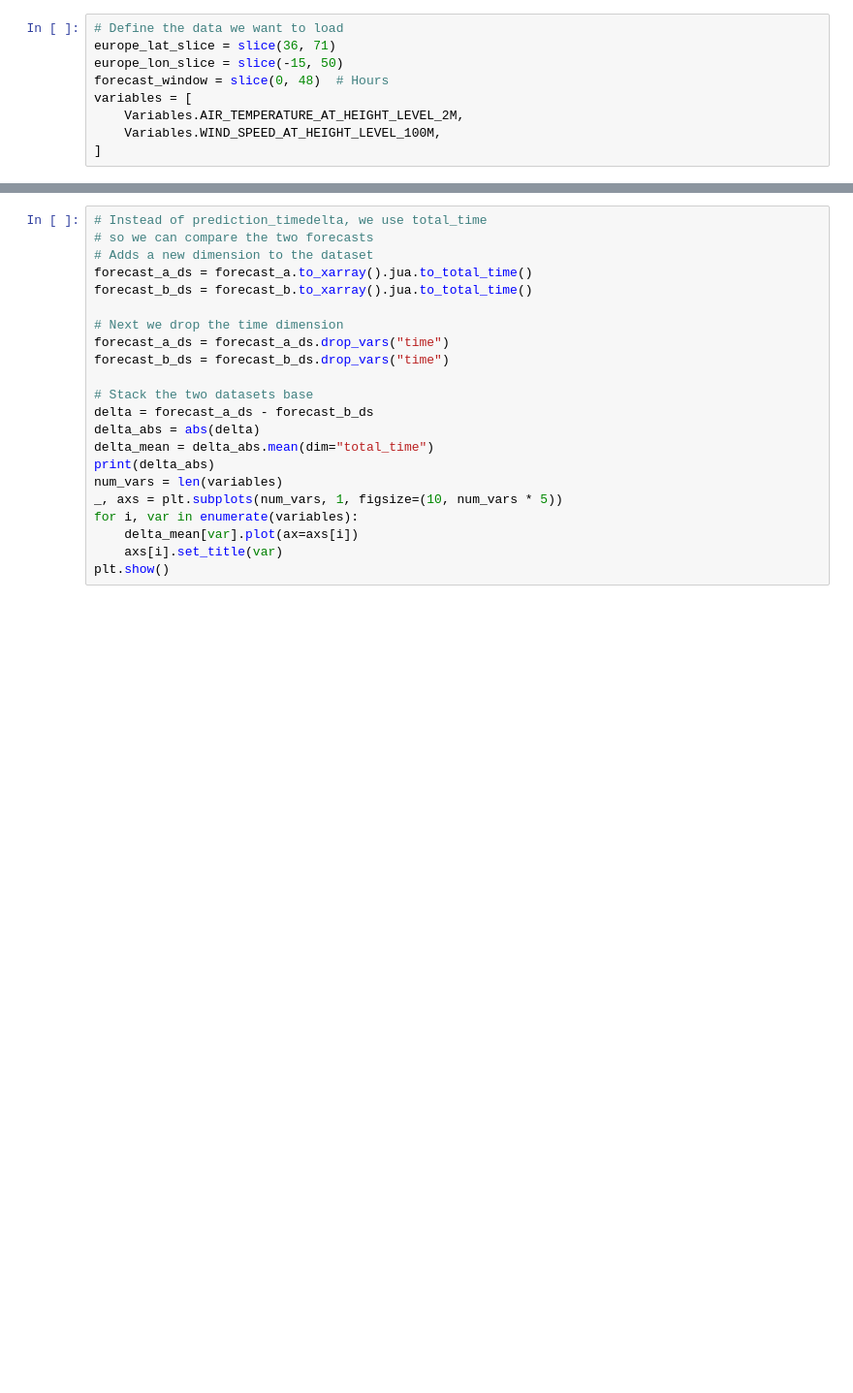
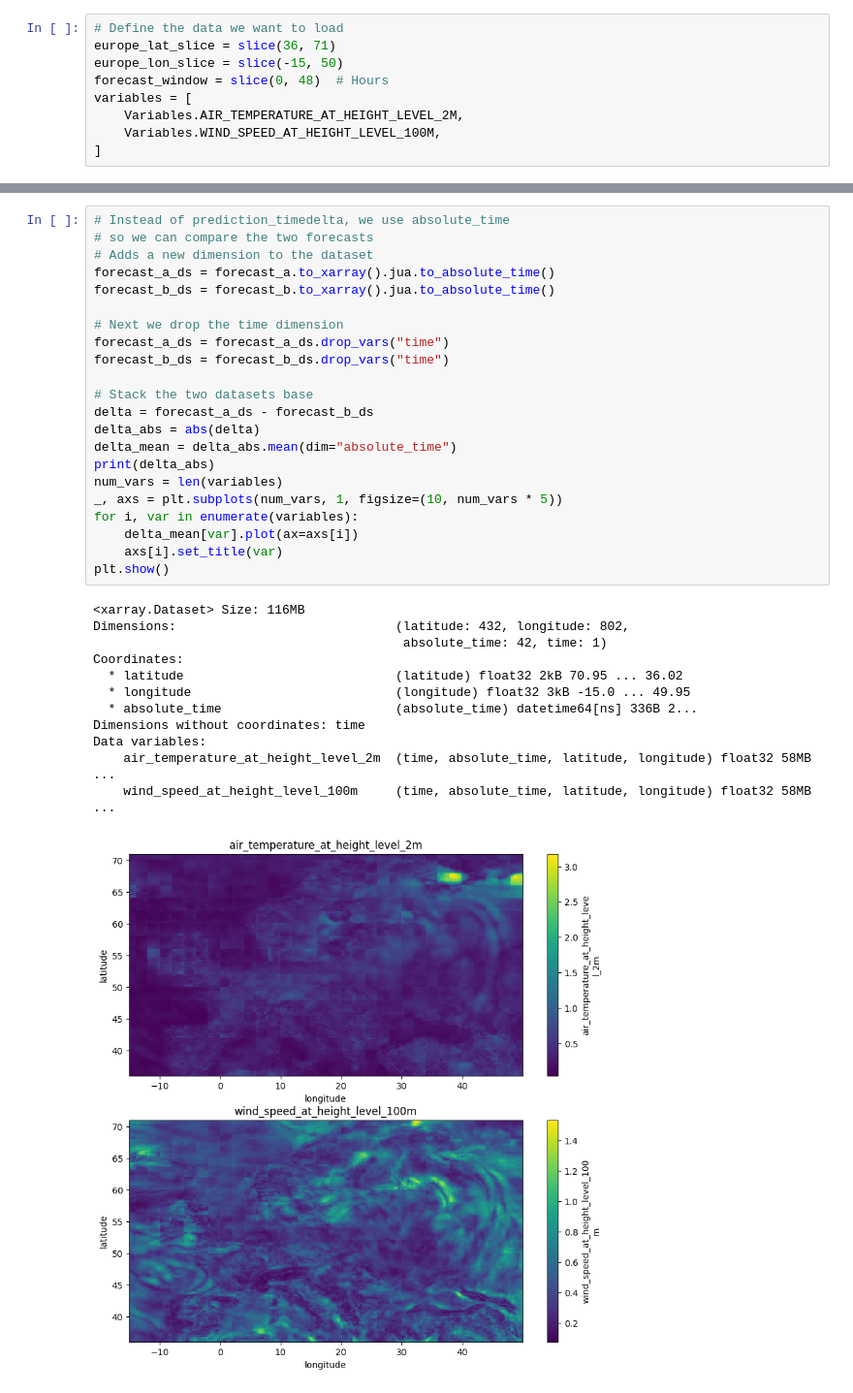
Before and after one commit to juaAI/jua-python-sdk, a Jupyter notebook: examples/weather/europe_forecast_delta.ipynb, the cells around one changed output, grey strips where cells are left out. Shown at 97% size. Cells and saved outputs as stored; diff of their text form; blank space fills up the shorter version.

Commit message:
Example and rename to absolute_time

```diff
--- a/examples/weather/europe_forecast_delta.ipynb
+++ b/examples/weather/europe_forecast_delta.ipynb
@@ -49,22 +60,35 @@ forecast_b = model.forecast.get_forecast(
 # %%
-# Instead of prediction_timedelta, we use total_time
+# Instead of prediction_timedelta, we use absolute_time
 # so we can compare the two forecasts
 # Adds a new dimension to the dataset
-forecast_a_ds = forecast_a.to_xarray().jua.to_total_time()
-forecast_b_ds = forecast_b.to_xarray().jua.to_total_time()
+forecast_a_ds = forecast_a.to_xarray().jua.to_absolute_time()
+forecast_b_ds = forecast_b.to_xarray().jua.to_absolute_time()
 
 # Next we drop the time dimension
 forecast_a_ds = forecast_a_ds.drop_vars("time")
 forecast_b_ds = forecast_b_ds.drop_vars("time")
 
 # Stack the two datasets base
 delta = forecast_a_ds - forecast_b_ds
 delta_abs = abs(delta)
-delta_mean = delta_abs.mean(dim="total_time")
+delta_mean = delta_abs.mean(dim="absolute_time")
 print(delta_abs)
 num_vars = len(variables)
 _, axs = plt.subplots(num_vars, 1, figsize=(10, num_vars * 5))
 for i, var in enumerate(variables):
     delta_mean[var].plot(ax=axs[i])
     axs[i].set_title(var)
 plt.show()
+# %% [output]
+<xarray.Dataset> Size: 116MB
+Dimensions:                             (latitude: 432, longitude: 802,
+                                         absolute_time: 42, time: 1)
+Coordinates:
+  * latitude                            (latitude) float32 2kB 70.95 ... 36.02
+  * longitude                           (longitude) float32 3kB -15.0 ... 49.95
+  * absolute_time                       (absolute_time) datetime64[ns] 336B 2...
+Dimensions without coordinates: time
+Data variables:
+    air_temperature_at_height_level_2m  (time, absolute_time, latitude, longitude) float32 58MB ...
+    wind_speed_at_height_level_100m     (time, absolute_time, latitude, longitude) float32 58MB ...
+[figure, added]
```
Also changed, not shown: parts of 3 cells of this notebook, 5 other files.
